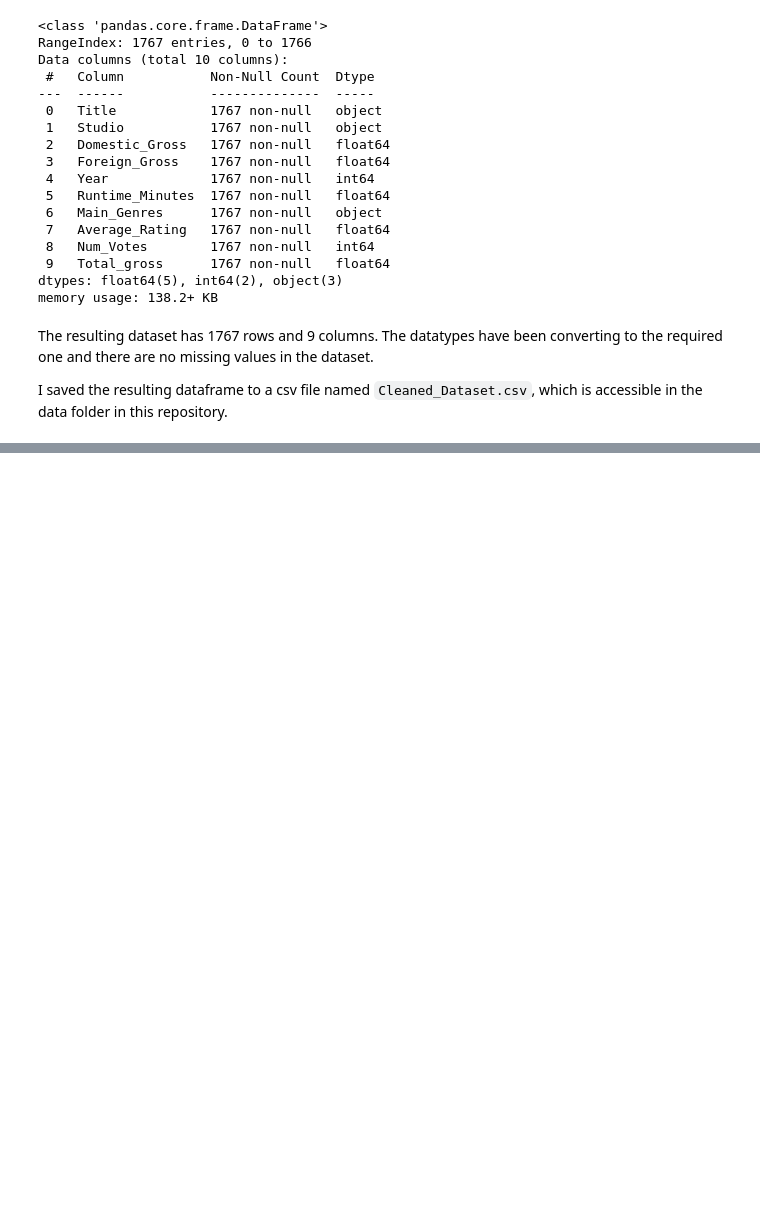
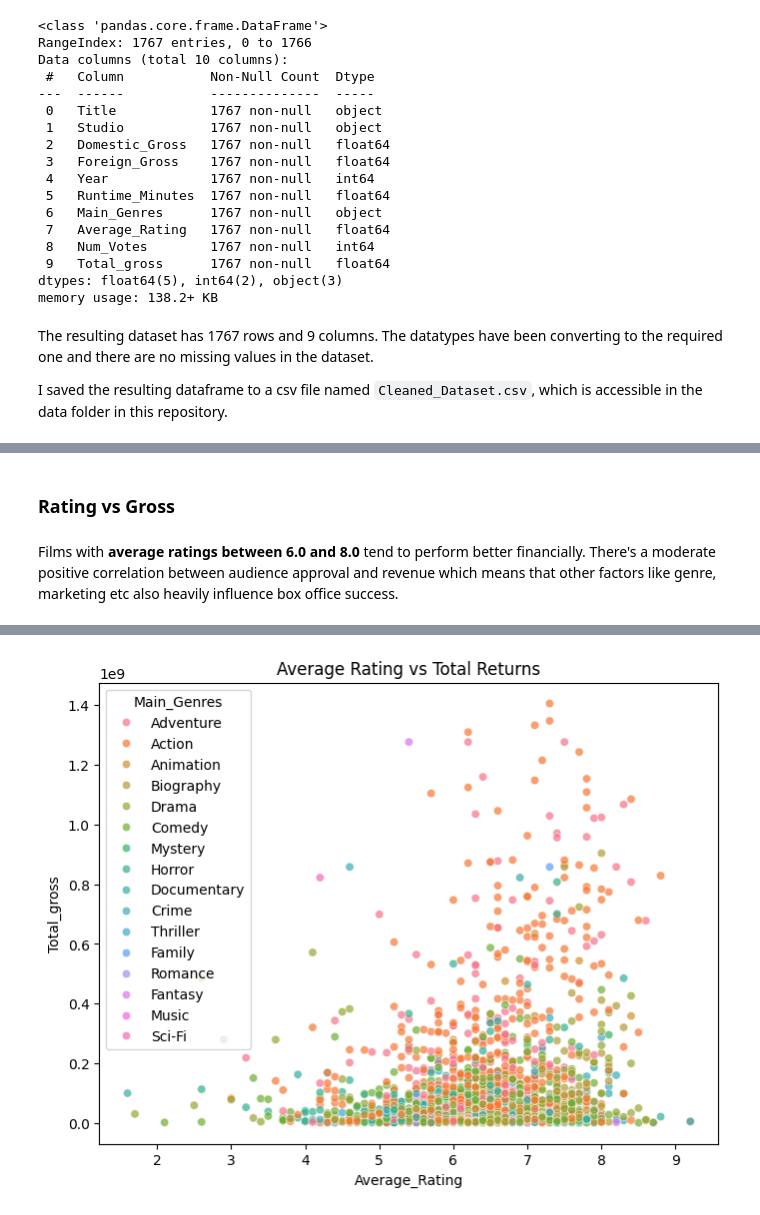
Before and after one commit to Jimmy-ai1/Independent-Project-1, a Jupyter notebook: Microsoft_Film_Creation_Strategies.ipynb, the cells around one changed output, grey strips where cells are left out. Saved outputs shown, nothing was run; the diff lists cells and outputs as text; code cells hidden in the pictures; blank space fills up the shorter version.

```diff
--- a/Microsoft_Film_Creation_Strategies.ipynb
+++ b/Microsoft_Film_Creation_Strategies.ipynb
@@ -341,0 +390,16 @@ combined_film_data.to_csv('Cleaned_Dataset.csv', index=False)
+# %% [markdown]
+### Rating vs Gross
+# %% [markdown]
+Films with **average ratings between 6.0 and 8.0** tend to perform better financially. There's a moderate positive correlation between audience approval and revenue which means that other factors like genre, marketing etc also heavily influence box office success.
+# %%
+# # Plotting a scatterplot of average rating vs total gross by genre
+plt.figure(figsize=(8, 6))
+sns.scatterplot(
+    data=combined_film_data,
+    x='Average_Rating',
+    y='Total_gross',
+    hue='Main_Genres',
+    alpha=0.7
+)
+plt.title('Average Rating vs Total Returns');
+# %% [output]
@@ -341,0 +408 @@ combined_film_data.to_csv('Cleaned_Dataset.csv', index=False)
+[figure, added]
```
Also changed, not shown: parts of 28 cells of this notebook.
